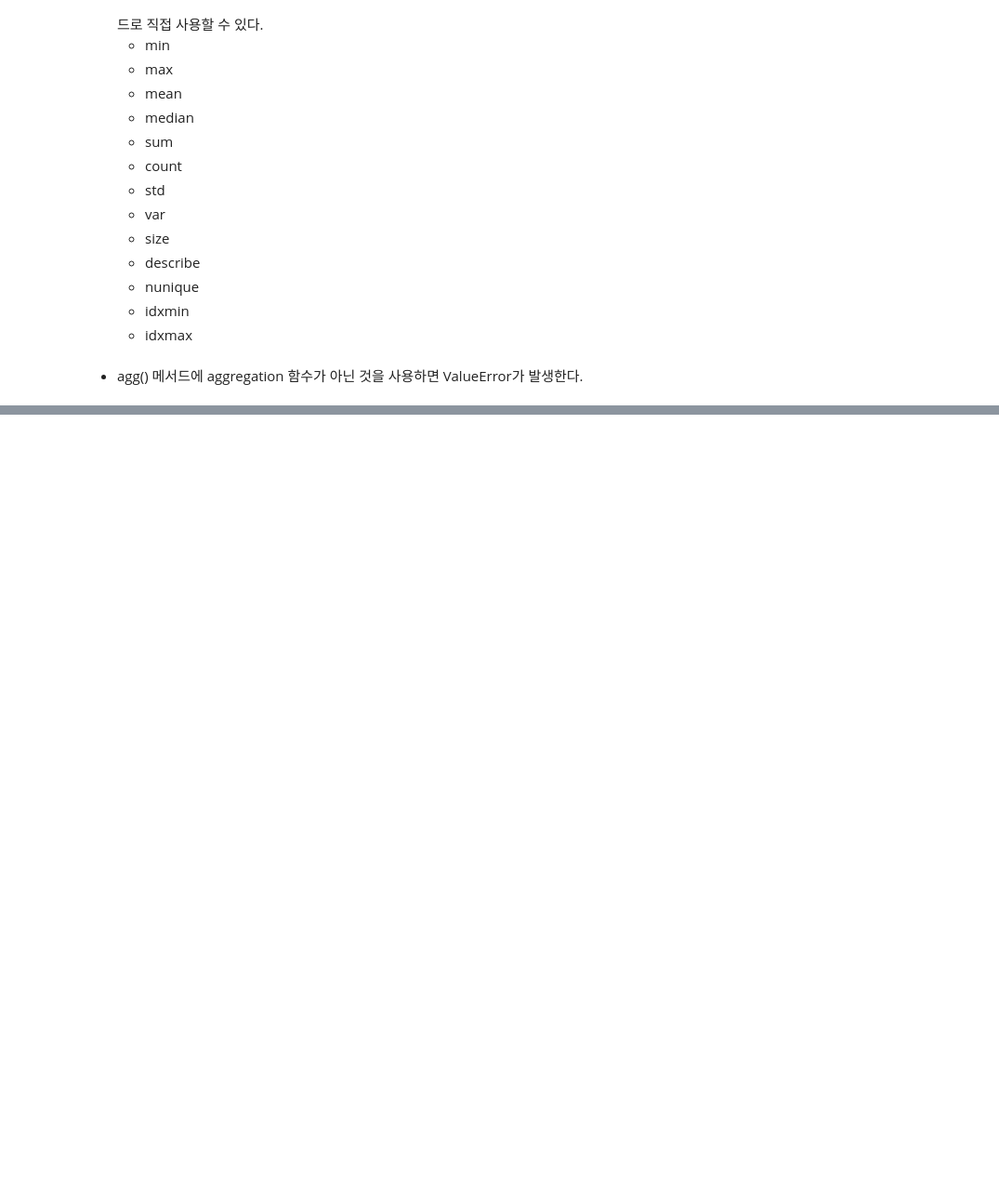
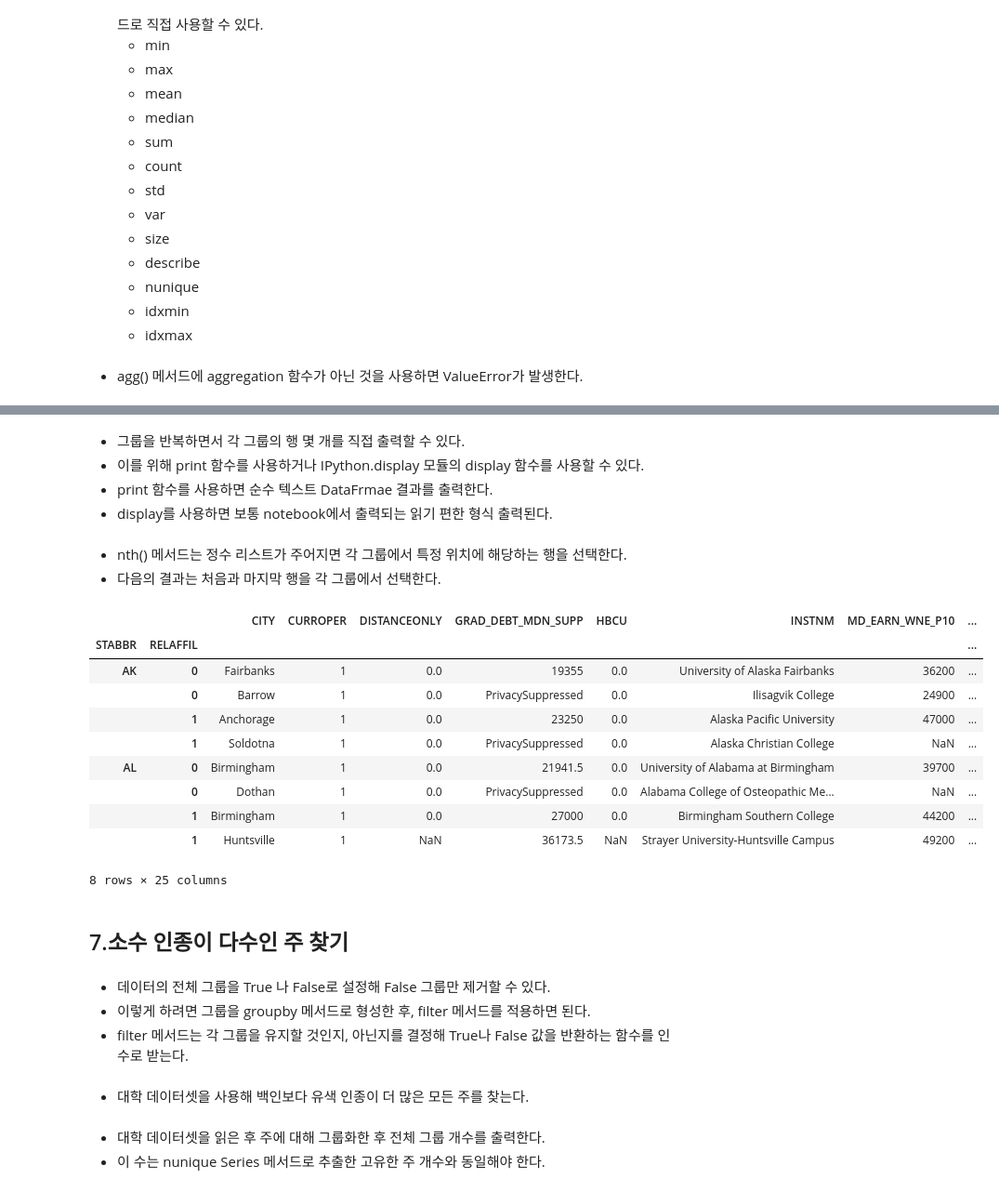
Before and after one commit to angelxtry/PyDataSc, a Jupyter notebook: PandasCookbook/ch07/ch07-종합을 위한 그룹화, 필터링, 그리고 변환.ipynb, the cells around one changed output, grey strips where cells are left out. Shown: that part at 93% size. Drawn from its saved outputs; the diff is of its cells as text; code cells hidden in the pictures; blank space fills up the shorter version.

```diff
--- a/PandasCookbook/ch07/ch07-종합을 위한 그룹화, 필터링, 그리고 변환.ipynb
+++ b/PandasCookbook/ch07/ch07-종합을 위한 그룹화, 필터링, 그리고 변환.ipynb
@@ -119,0 +512,4 @@ pandas.core.groupby.DataFrameGroupBy
+# %%
+college = pd.read_csv('../data/college.csv')
+# %%
+grouped = college.groupby(['STABBR', 'RELAFFIL'])
@@ -119,0 +605,33 @@ pandas.core.groupby.DataFrameGroupBy
+# %% [markdown]
+- 그룹을 반복하면서 각 그룹의 행 몇 개를 직접 출력할 수 있다.
+- 이를 위해 print 함수를 사용하거나 IPython.display 모듈의 display 함수를 사용할 수 있다.
+- print 함수를 사용하면 순수 텍스트 DataFrmae 결과를 출력한다.
+- display를 사용하면 보통 notebook에서 출력되는 읽기 편한 형식 출력된다.
+# %% [markdown]
+- nth() 메서드는 정수 리스트가 주어지면 각 그룹에서 특정 위치에 해당하는 행을 선택한다.
+- 다음의 결과는 처음과 마지막 행을 각 그룹에서 선택한다.
+# %%
+grouped.nth([1, -1]).head(8)
+# %% [output]
+|  |  | CITY | CURROPER | DISTANCEONLY | GRAD_DEBT_MDN_SUPP | HBCU | INSTNM | MD_EARN_WNE_P10 | ... |
+| STABBR | RELAFFIL |  |  |  |  |  |  |  | ... |
+| AK | 0 | Fairbanks | 1 | 0.0 | 19355 | 0.0 | University of Alaska Fairbanks | 36200 | ... |
+|  | 0 | Barrow | 1 | 0.0 | PrivacySuppressed | 0.0 | Ilisagvik College | 24900 | ... |
+|  | 1 | Anchorage | 1 | 0.0 | 23250 | 0.0 | Alaska Pacific University | 47000 | ... |
+|  | 1 | Soldotna | 1 | 0.0 | PrivacySuppressed | 0.0 | Alaska Christian College | NaN | ... |
+| AL | 0 | Birmingham | 1 | 0.0 | 21941.5 | 0.0 | University of Alabama at Birmingham | 39700 | ... |
+|  | 0 | Dothan | 1 | 0.0 | PrivacySuppressed | 0.0 | Alabama College of Osteopathic Me... | NaN | ... |
+|  | 1 | Birmingham | 1 | 0.0 | 27000 | 0.0 | Birmingham Southern College | 44200 | ... |
+|  | 1 | Huntsville | 1 | NaN | 36173.5 | NaN | Strayer University-Huntsville Campus | 49200 | ... |
+8 rows × 25 columns
+# %% [markdown]
+## 7.소수 인종이 다수인 주 찾기
+# %% [markdown]
+- 데이터의 전체 그룹을 True 나 False로 설정해 False 그룹만 제거할 수 있다.
+- 이렇게 하려면 그룹을 groupby 메서드로 형성한 후, filter 메서드를 적용하면 된다.
+- filter 메서드는 각 그룹을 유지할 것인지, 아닌지를 결정해 True나 False 값을 반환하는 함수를 인수로 받는다.
+# %% [markdown]
+- 대학 데이터셋을 사용해 백인보다 유색 인종이 더 많은 모든 주를 찾는다.
+# %% [markdown]
+- 대학 데이터셋을 읽은 후 주에 대해 그룹화한 후 전체 그룹 개수를 출력한다.
+- 이 수는 nunique Series 메서드로 추출한 고유한 주 개수와 동일해야 한다.
```
Also changed, not shown: parts of 105 cells of this notebook.
